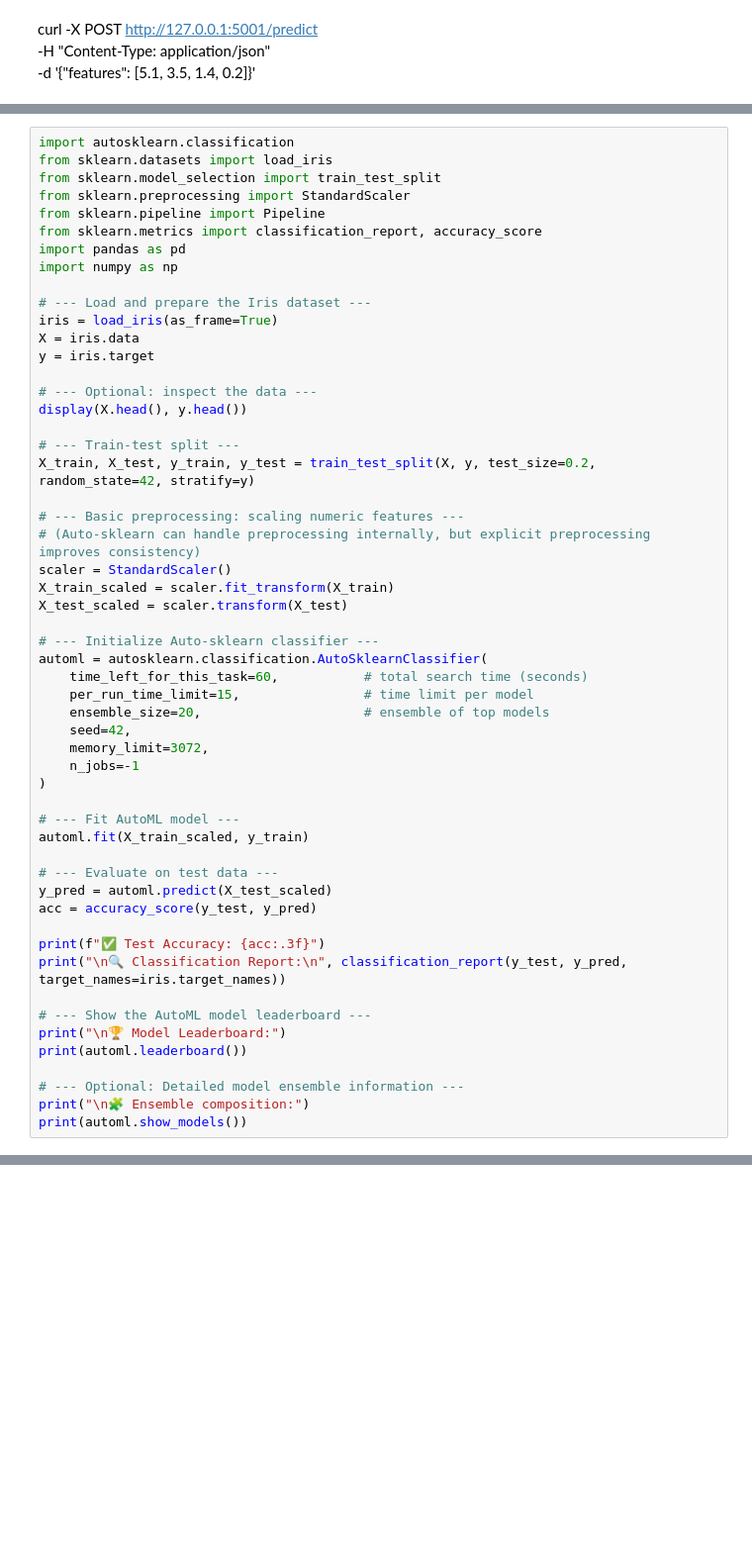
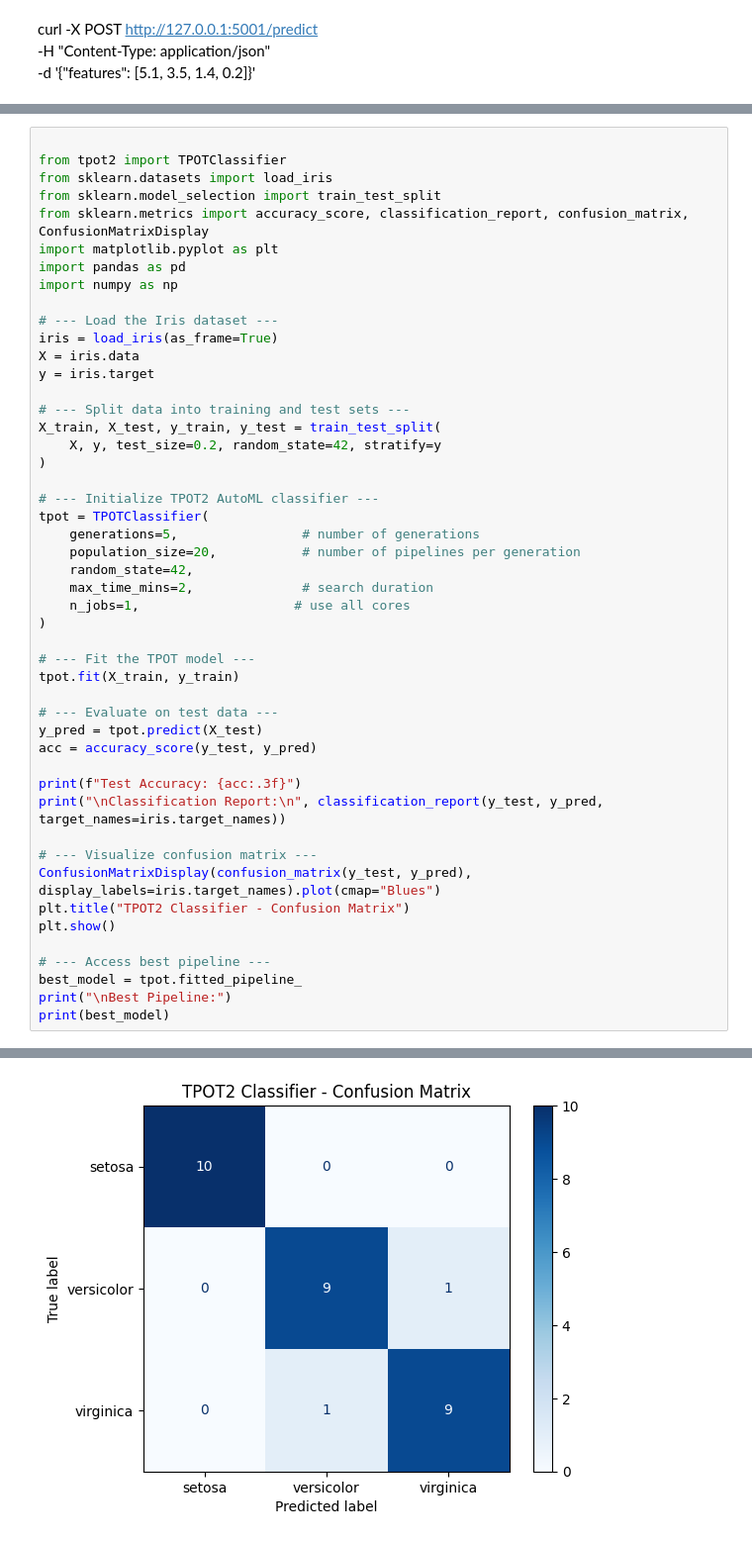
Before and after one commit to weronpas/MLOperations, a Jupyter notebook: notebooks/Class6_Model_Training_.ipynb, the cells around one changed output, grey strips where cells are left out. Shown at 99% size. Cells and saved outputs as stored; diff of their text form; blank space fills up the shorter version.

```diff
--- a/notebooks/Class6_Model_Training_.ipynb
+++ b/notebooks/Class6_Model_Training_.ipynb
@@ -153,55 +138,49 @@ curl -X POST http://127.0.0.1:5001/predict \
 # %%
-import autosklearn.classification
+
+from tpot2 import TPOTClassifier
 from sklearn.datasets import load_iris
 from sklearn.model_selection import train_test_split
-from sklearn.preprocessing import StandardScaler
-from sklearn.pipeline import Pipeline
-from sklearn.metrics import classification_report, accuracy_score
+from sklearn.metrics import accuracy_score, classification_report, confusion_matrix, ConfusionMatrixDisplay
+import matplotlib.pyplot as plt
 import pandas as pd
 import numpy as np
 
-# --- Load and prepare the Iris dataset ---
+# --- Load the Iris dataset ---
 iris = load_iris(as_frame=True)
 X = iris.data
 y = iris.target
 
-# --- Optional: inspect the data ---
-display(X.head(), y.head())
-
-# --- Train-test split ---
-X_train, X_test, y_train, y_test = train_test_split(X, y, test_size=0.2, random_state=42, stratify=y)
-
-# --- Basic preprocessing: scaling numeric features ---
-# (Auto-sklearn can handle preprocessing internally, but explicit preprocessing improves consistency)
-scaler = StandardScaler()
-X_train_scaled = scaler.fit_transform(X_train)
-X_test_scaled = scaler.transform(X_test)
-
-# --- Initialize Auto-sklearn classifier ---
-automl = autosklearn.classification.AutoSklearnClassifier(
-    time_left_for_this_task=60,           # total search time (seconds)
-    per_run_time_limit=15,                # time limit per model
-    ensemble_size=20,                     # ensemble of top models
-    seed=42,
-    memory_limit=3072,
-    n_jobs=-1
+# --- Split data into training and test sets ---
+X_train, X_test, y_train, y_test = train_test_split(
+    X, y, test_size=0.2, random_state=42, stratify=y
 )
 
-# --- Fit AutoML model ---
-automl.fit(X_train_scaled, y_train)
+# --- Initialize TPOT2 AutoML classifier ---
+tpot = TPOTClassifier(
+    generations=5,                # number of generations
+    population_size=20,           # number of pipelines per generation
+    random_state=42,
+    max_time_mins=2,              # search duration
+    n_jobs=1,                    # use all cores
+)
+
+# --- Fit the TPOT model ---
+tpot.fit(X_train, y_train)
 
 # --- Evaluate on test data ---
-y_pred = automl.predict(X_test_scaled)
+y_pred = tpot.predict(X_test)
 acc = accuracy_score(y_test, y_pred)
 
-print(f"✅ Test Accuracy: {acc:.3f}")
-print("\n🔍 Classification Report:\n", classification_report(y_test, y_pred, target_names=iris.target_names))
+print(f"Test Accuracy: {acc:.3f}")
+print("\nClassification Report:\n", classification_report(y_test, y_pred, target_names=iris.target_names))
 
-# --- Show the AutoML model leaderboard ---
-print("\n🏆 Model Leaderboard:")
-print(automl.leaderboard())
+# --- Visualize confusion matrix ---
+ConfusionMatrixDisplay(confusion_matrix(y_test, y_pred), display_labels=iris.target_names).plot(cmap="Blues")
+plt.title("TPOT2 Classifier - Confusion Matrix")
+plt.show()
 
-# --- Optional: Detailed model ensemble information ---
-print("\n🧩 Ensemble composition:")
-print(automl.show_models())
+# --- Access best pipeline ---
+best_model = tpot.fitted_pipeline_
+print("\nBest Pipeline:")
+print(best_model)
 # %% [output]
@@ -208,0 +202 @@ ModuleNotFoundError: No module named 'autosklearn'
+[figure, added]
```
Also changed, not shown: parts of 6 cells of this notebook.
